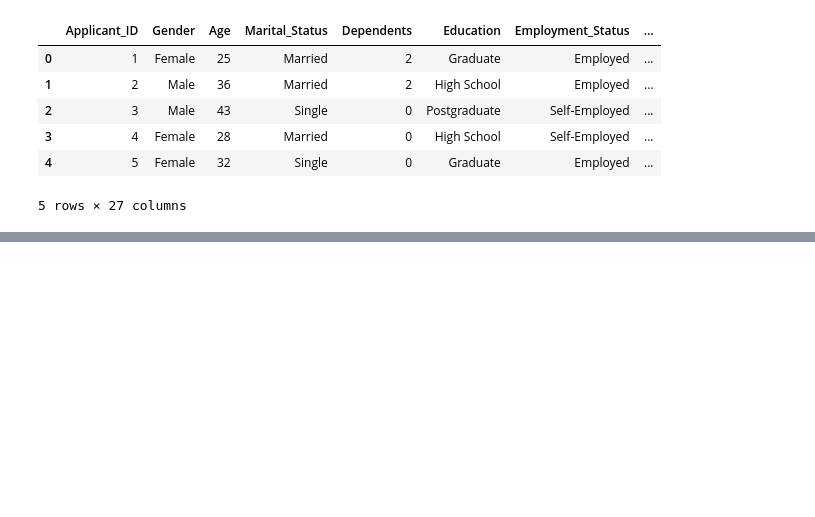
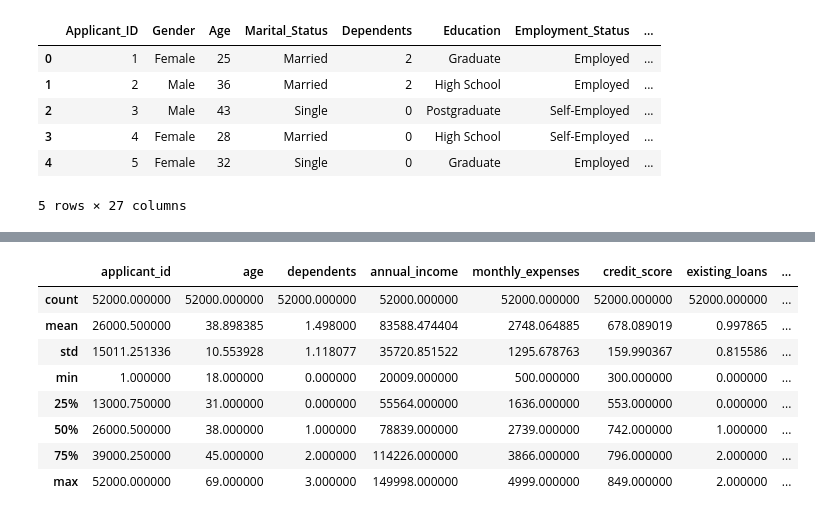
Before and after one commit to DioSurreal/Loan-Approval-Project, a Jupyter notebook: Introduction.ipynb, the cells around one changed output, grey strips where cells are left out. Drawn from its saved outputs; the diff is of its cells as text; code cells hidden in the pictures; blank space fills up the shorter version.

```diff
--- a/Introduction.ipynb
+++ b/Introduction.ipynb
@@ -14,0 +119,12 @@ df.head()
+# %%
+df.describe()
+# %% [output]
+|  | applicant_id | age | dependents | annual_income | monthly_expenses | credit_score | existing_loans | ... |
+| count | 52000.000000 | 52000.000000 | 52000.000000 | 52000.000000 | 52000.000000 | 52000.000000 | 52000.000000 | ... |
+| mean | 26000.500000 | 38.898385 | 1.498000 | 83588.474404 | 2748.064885 | 678.089019 | 0.997865 | ... |
+| std | 15011.251336 | 10.553928 | 1.118077 | 35720.851522 | 1295.678763 | 159.990367 | 0.815586 | ... |
+| min | 1.000000 | 18.000000 | 0.000000 | 20009.000000 | 500.000000 | 300.000000 | 0.000000 | ... |
+| 25% | 13000.750000 | 31.000000 | 0.000000 | 55564.000000 | 1636.000000 | 553.000000 | 0.000000 | ... |
+| 50% | 26000.500000 | 38.000000 | 1.000000 | 78839.000000 | 2739.000000 | 742.000000 | 1.000000 | ... |
+| 75% | 39000.250000 | 45.000000 | 2.000000 | 114226.000000 | 3866.000000 | 796.000000 | 2.000000 | ... |
+| max | 52000.000000 | 69.000000 | 3.000000 | 149998.000000 | 4999.000000 | 849.000000 | 2.000000 | ... |
```
Also changed, not shown: parts of 8 cells of this notebook, 3 other files.
